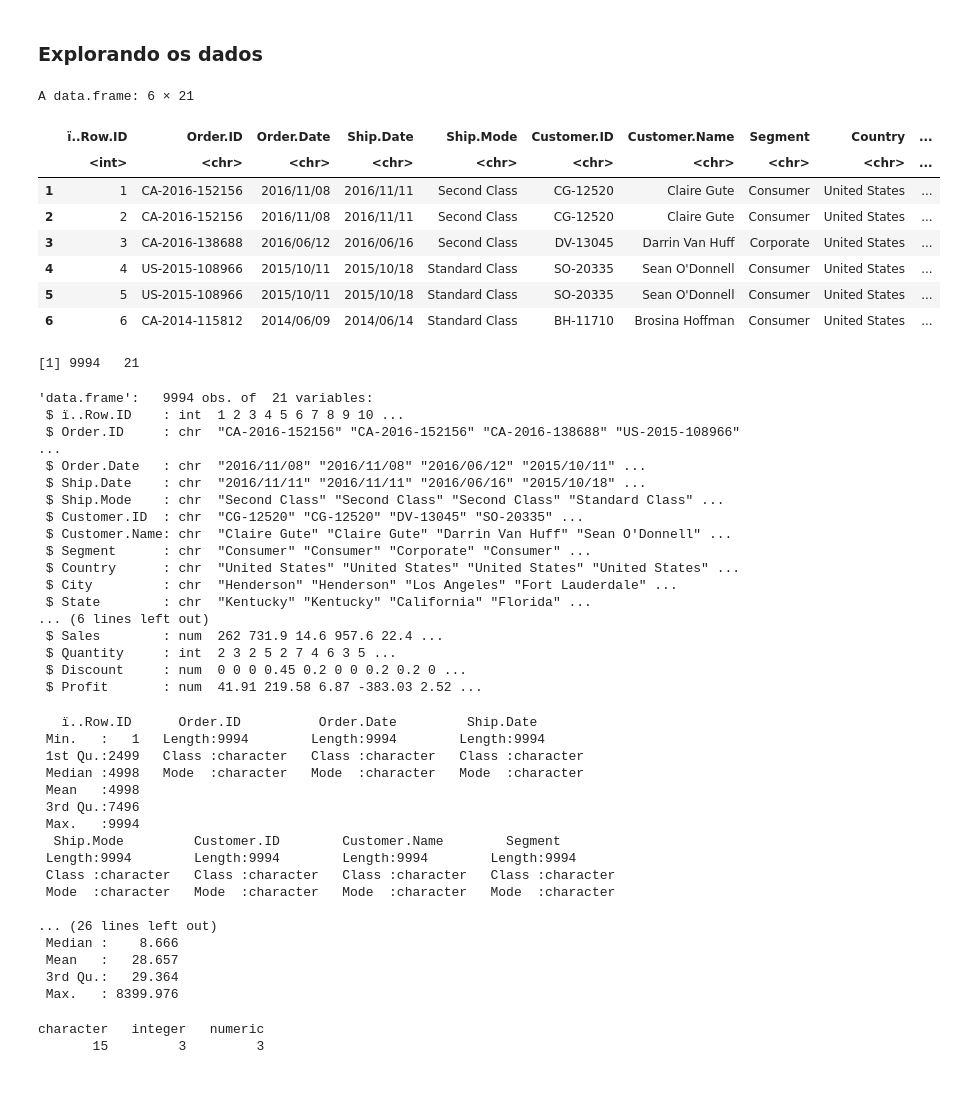
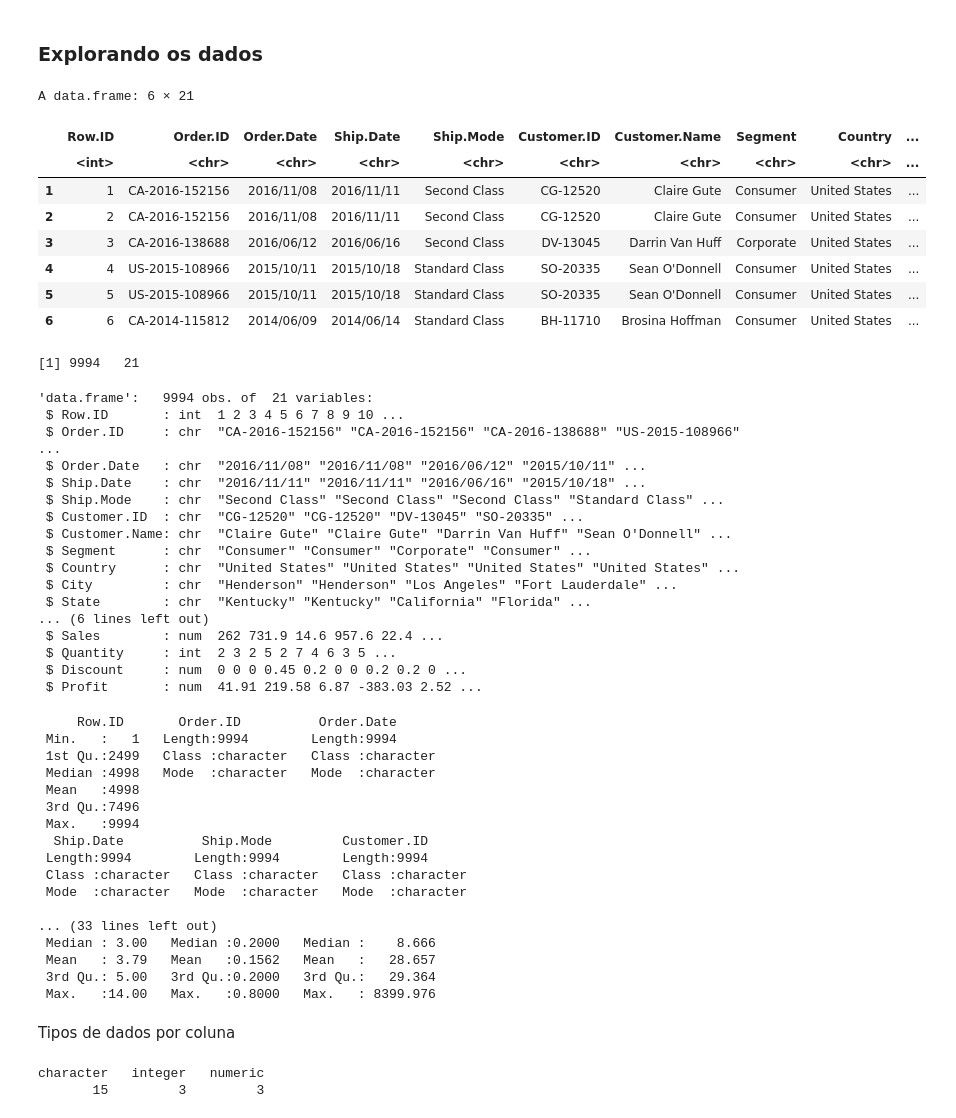
Before and after one commit to tgvp/Time_Series_Forecast, a Jupyter notebook: src/Time_Series.ipynb, the cells around one changed output. Saved outputs shown, nothing was run; the diff lists cells and outputs as text; code cells hidden in the pictures; blank space fills up the shorter version.

```diff
--- a/src/Time_Series.ipynb
+++ b/src/Time_Series.ipynb
@@ -12,12 +17,13 @@ library(fpp3)
 # %% [markdown]
 ### Explorando os dados
 # %%
-# read dataset from csv file
-df <- read.csv("../data/Dataset- Superstore (2015-2018).csv")
+# read dataset from csv file and ignore rows with NA values and empty strings or columns with NA values or empty values
+
+df <- read.csv("../data/Dataset- Superstore (2015-2018).csv", header = TRUE, sep = ",", stringsAsFactors = FALSE, na.strings=c("","NA"), dec = ".", strip.white = TRUE, fileEncoding = "UTF-8-BOM", encoding = "UTF-8")
 head(df)
 # %% [output]
 A data.frame: 6 × 21
-|  | ï..Row.ID | Order.ID | Order.Date | Ship.Date | Ship.Mode | Customer.ID | Customer.Name | Segment | Country | ... |
+|  | Row.ID | Order.ID | Order.Date | Ship.Date | Ship.Mode | Customer.ID | Customer.Name | Segment | Country | ... |
 |  | <int> | <chr> | <chr> | <chr> | <chr> | <chr> | <chr> | <chr> | <chr> | ... |
 | 1 | 1 | CA-2016-152156 | 2016/11/08 | 2016/11/11 | Second Class | CG-12520 | Claire Gute | Consumer | United States | ... |
 | 2 | 2 | CA-2016-152156 | 2016/11/08 | 2016/11/11 | Second Class | CG-12520 | Claire Gute | Consumer | United States | ... |
@@ -25,17 +31,17 @@ A data.frame: 6 × 21
 | 4 | 4 | US-2015-108966 | 2015/10/11 | 2015/10/18 | Standard Class | SO-20335 | Sean O'Donnell | Consumer | United States | ... |
 | 5 | 5 | US-2015-108966 | 2015/10/11 | 2015/10/18 | Standard Class | SO-20335 | Sean O'Donnell | Consumer | United States | ... |
 | 6 | 6 | CA-2014-115812 | 2014/06/09 | 2014/06/14 | Standard Class | BH-11710 | Brosina Hoffman | Consumer | United States | ... |
-# %%
-# finding the number of rows and columns
-dim(df)
-# %% [output]
-[1] 9994   21
+# %%
+# dimensão do dataset (linhas x colunas)
+dim(df)
+# %% [output]
+[1] 9994   21
 # %%
-# dataset information
+# info do dataset
 str(df)
 # %% [output]
 'data.frame':   9994 obs. of  21 variables:
- $ ï..Row.ID    : int  1 2 3 4 5 6 7 8 9 10 ...
+ $ Row.ID       : int  1 2 3 4 5 6 7 8 9 10 ...
  $ Order.ID     : chr  "CA-2016-152156" "CA-2016-152156" "CA-2016-138688" "US-2015-108966" ...
  $ Order.Date   : chr  "2016/11/08" "2016/11/08" "2016/06/12" "2015/10/11" ...
  $ Ship.Date    : chr  "2016/11/11" "2016/11/11" "2016/06/16" "2015/10/18" ...
@@ -55,21 +61,23 @@ str(df)
 # dataset summary
 summary(df)
 # %% [output]
-   ï..Row.ID      Order.ID          Order.Date         Ship.Date
- Min.   :   1   Length:9994        Length:9994        Length:9994
- 1st Qu.:2499   Class :character   Class :character   Class :character
- Median :4998   Mode  :character   Mode  :character   Mode  :character
+     Row.ID       Order.ID          Order.Date
+ Min.   :   1   Length:9994        Length:9994
+ 1st Qu.:2499   Class :character   Class :character
+ Median :4998   Mode  :character   Mode  :character
  Mean   :4998
  3rd Qu.:7496
  Max.   :9994
-  Ship.Mode         Customer.ID        Customer.Name        Segment
- Length:9994        Length:9994        Length:9994        Length:9994
- Class :character   Class :character   Class :character   Class :character
- Mode  :character   Mode  :character   Mode  :character   Mode  :character
+  Ship.Date          Ship.Mode         Customer.ID
+ Length:9994        Length:9994        Length:9994
+ Class :character   Class :character   Class :character
+ Mode  :character   Mode  :character   Mode  :character
 
-... (26 lines left out)
- Median :    8.666
- Mean   :   28.657
- 3rd Qu.:   29.364
- Max.   : 8399.976
+... (33 lines left out)
+ Median : 3.00   Median :0.2000   Median :    8.666
+ Mean   : 3.79   Mean   :0.1562   Mean   :   28.657
+ 3rd Qu.: 5.00   3rd Qu.:0.2000   3rd Qu.:   29.364
+ Max.   :14.00   Max.   :0.8000   Max.   : 8399.976
+# %% [markdown]
+Tipos de dados por coluna
 # %%
```
Also changed, not shown: parts of 92 cells of this notebook.
